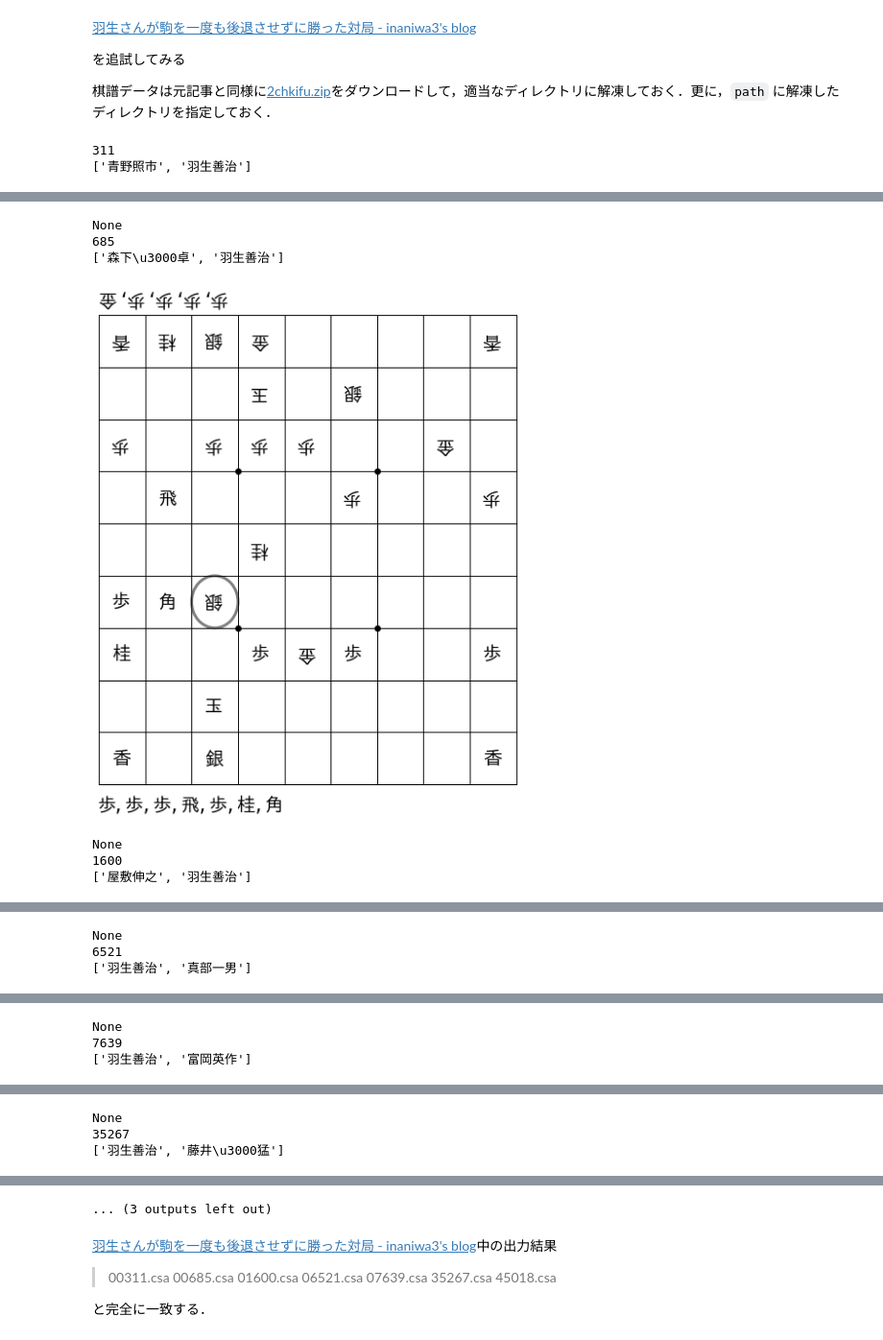
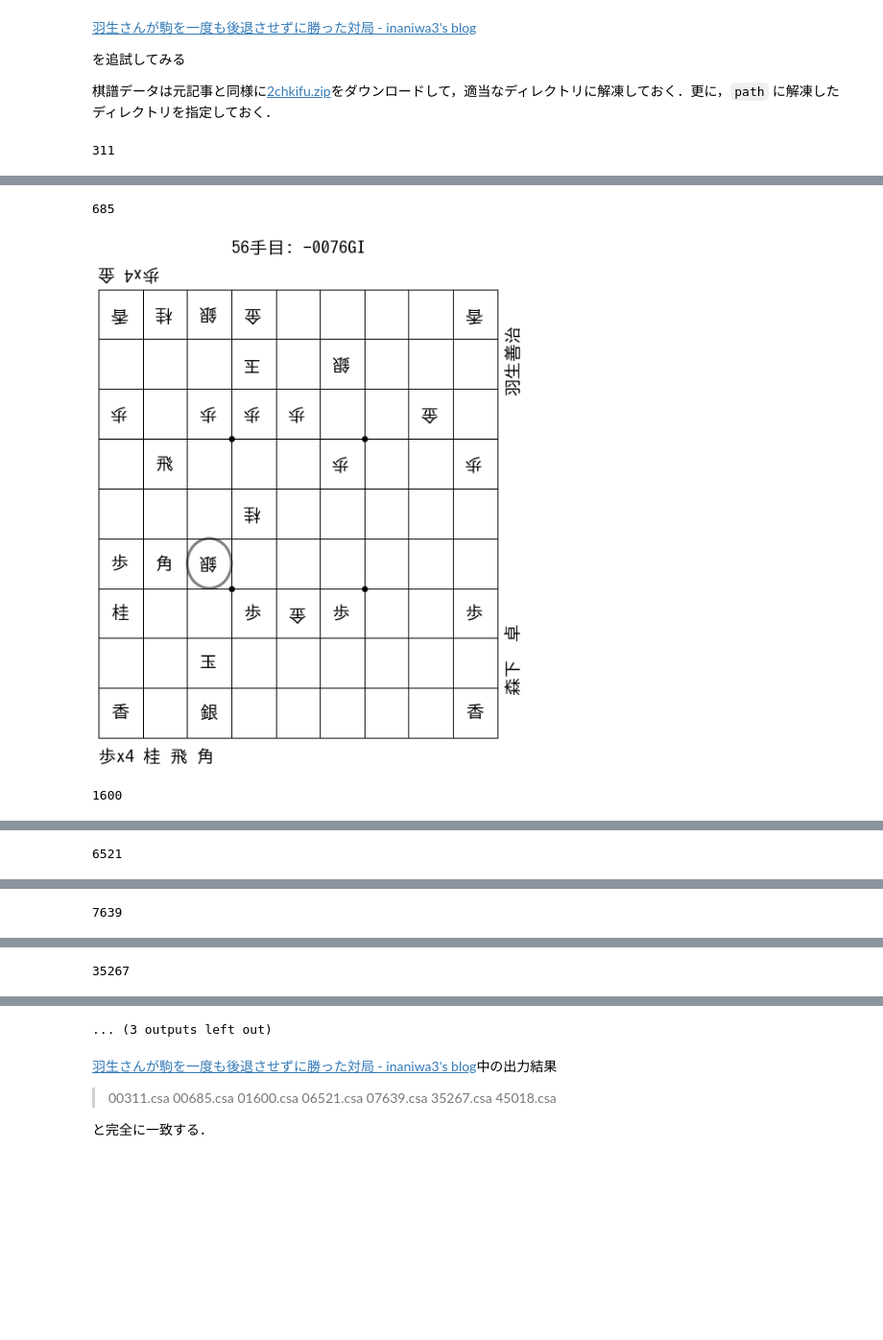
Before and after one commit to tosh1ki/pyogi, a Jupyter notebook: doc/sample_code/search_dashing_habu.ipynb, the cells around one changed output, grey strips where cells are left out. Shown: that part at 96% size. Saved outputs shown, nothing was run; the diff lists cells and outputs as text; code cells hidden in the pictures; blank space fills up the shorter version.

```diff
--- a/doc/sample_code/search_dashing_habu.ipynb
+++ b/doc/sample_code/search_dashing_habu.ipynb
@@ -14,6 +14,8 @@ sys.path.append('./../../')
 from pyogi.ki2converter import *
 from pyogi.kifu import *
 # %%
+forking_csa_indexes = []
+
 for n in range(0, 50000):
 
     path = '~/data/shogi/2chkifu/{0}000{1}/{2:0>5}.KI2'.format(n // 10000, int(n < 10000), n)
@@ -53,9 +55,10 @@ for n in range(0, 50000):
         if (int(move[4]) - int(move[2])) * direction > 0 and int(move[2]) != 0:
             break
     else:
+        forking_csa_indexes.append(n)
         print(n)
-        print(kifu.players)
-        print(kifu.print_state(mode='mpl'))
+        kifu.print_state(mode='mpl')
+
+print(forking_csa_indexes)
 # %% [output]
 311
-['青野照市', '羽生善治']
@@ -63,7 +66,3 @@ for n in range(0, 50000):
-None
 685
-['森下\u3000卓', '羽生善治']
-[figure, old version]
+[figure, new version]
-None
 1600
-['屋敷伸之', '羽生善治']
@@ -71,3 +70 @@ None
-None
 6521
-['羽生善治', '真部一男']
@@ -75,3 +72 @@ None
-None
 7639
-['羽生善治', '富岡英作']
@@ -79,3 +74 @@ None
-None
 35267
-['羽生善治', '藤井\u3000猛']
```
Also changed, not shown: parts of 2 cells of this notebook.
